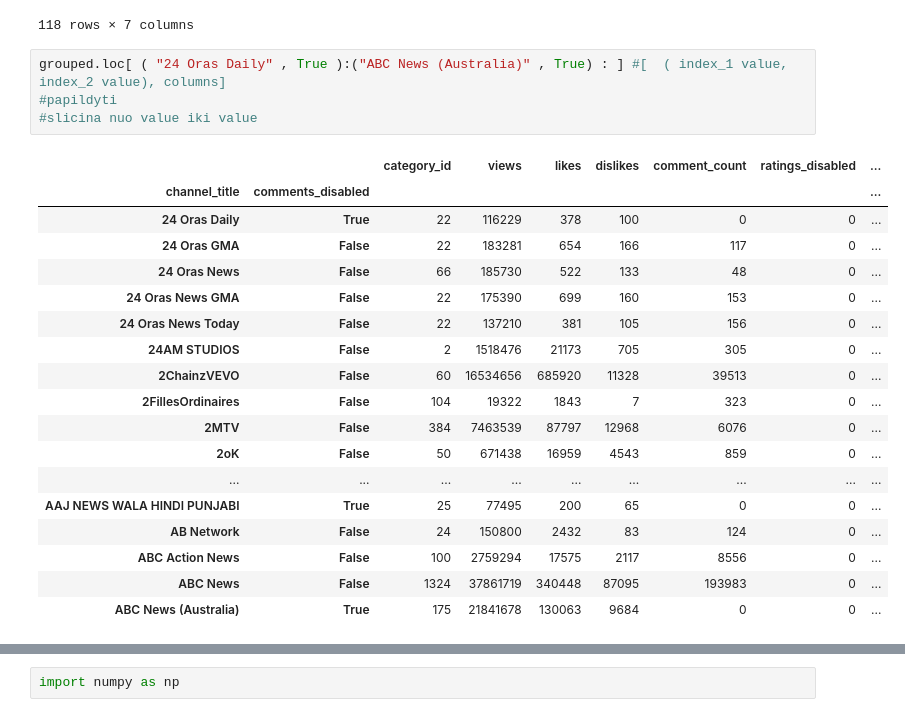
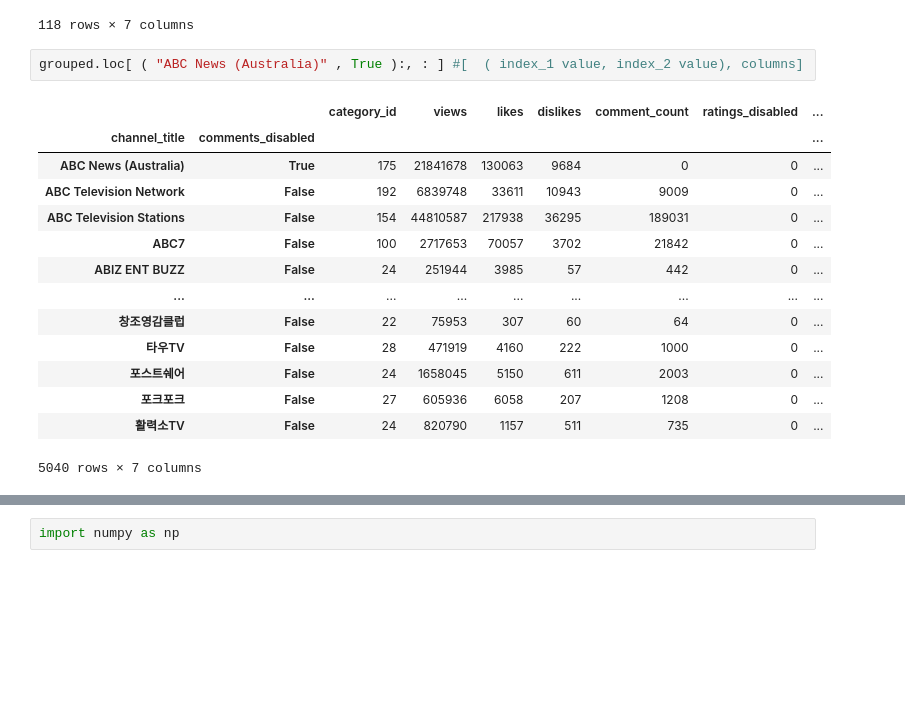
Before and after one commit to ErnestaTum/-Python_mokymai, a Jupyter notebook: paskaita_8.ipynb, the cells around one changed output, grey strips where cells are left out. Drawn from its saved outputs; the diff is of its cells as text; blank space fills up the shorter version.

```diff
--- a/paskaita_8.ipynb
+++ b/paskaita_8.ipynb
@@ -323,25 +360,19 @@ grouped.loc[ ( slice(None) , True ), : ] #[  ( index_1 value, index_2 value), co
 | 뭉구 | True | 25 | 947578 | 6800 | 1281 | 0 | 0 | ... |
 118 rows × 7 columns
 # %%
-grouped.loc[ ( "24 Oras Daily" , True ):("ABC News (Australia)" , True) : ] #[  ( index_1 value, index_2 value), columns]
-#papildyti
-#slicina nuo value iki value
+grouped.loc[ ( "ABC News (Australia)" , True ):, : ] #[  ( index_1 value, index_2 value), columns]
 # %% [output]
 |  |  | category_id | views | likes | dislikes | comment_count | ratings_disabled | ... |
 | channel_title | comments_disabled |  |  |  |  |  |  | ... |
-| 24 Oras Daily | True | 22 | 116229 | 378 | 100 | 0 | 0 | ... |
-| 24 Oras GMA | False | 22 | 183281 | 654 | 166 | 117 | 0 | ... |
-| 24 Oras News | False | 66 | 185730 | 522 | 133 | 48 | 0 | ... |
-| 24 Oras News GMA | False | 22 | 175390 | 699 | 160 | 153 | 0 | ... |
-| 24 Oras News Today | False | 22 | 137210 | 381 | 105 | 156 | 0 | ... |
-| 24AM STUDIOS | False | 2 | 1518476 | 21173 | 705 | 305 | 0 | ... |
-| 2ChainzVEVO | False | 60 | 16534656 | 685920 | 11328 | 39513 | 0 | ... |
-| 2FillesOrdinaires | False | 104 | 19322 | 1843 | 7 | 323 | 0 | ... |
-| 2MTV | False | 384 | 7463539 | 87797 | 12968 | 6076 | 0 | ... |
-| 2oK | False | 50 | 671438 | 16959 | 4543 | 859 | 0 | ... |
+| ABC News (Australia) | True | 175 | 21841678 | 130063 | 9684 | 0 | 0 | ... |
+| ABC Television Network | False | 192 | 6839748 | 33611 | 10943 | 9009 | 0 | ... |
+| ABC Television Stations | False | 154 | 44810587 | 217938 | 36295 | 189031 | 0 | ... |
+| ABC7 | False | 100 | 2717653 | 70057 | 3702 | 21842 | 0 | ... |
+| ABIZ ENT BUZZ | False | 24 | 251944 | 3985 | 57 | 442 | 0 | ... |
 | ... | ... | ... | ... | ... | ... | ... | ... | ... |
-| AAJ NEWS WALA HINDI PUNJABI | True | 25 | 77495 | 200 | 65 | 0 | 0 | ... |
-| AB Network | False | 24 | 150800 | 2432 | 83 | 124 | 0 | ... |
-| ABC Action News | False | 100 | 2759294 | 17575 | 2117 | 8556 | 0 | ... |
-| ABC News | False | 1324 | 37861719 | 340448 | 87095 | 193983 | 0 | ... |
-| ABC News (Australia) | True | 175 | 21841678 | 130063 | 9684 | 0 | 0 | ... |
+| 창조영감클럽 | False | 22 | 75953 | 307 | 60 | 64 | 0 | ... |
+| 타우TV | False | 28 | 471919 | 4160 | 222 | 1000 | 0 | ... |
+| 포스트쉐어 | False | 24 | 1658045 | 5150 | 611 | 2003 | 0 | ... |
+| 포크포크 | False | 27 | 605936 | 6058 | 207 | 1208 | 0 | ... |
+| 활력소TV | False | 24 | 820790 | 1157 | 511 | 735 | 0 | ... |
+5040 rows × 7 columns
```
Also changed, not shown: parts of 22 cells of this notebook, 1 other file.
